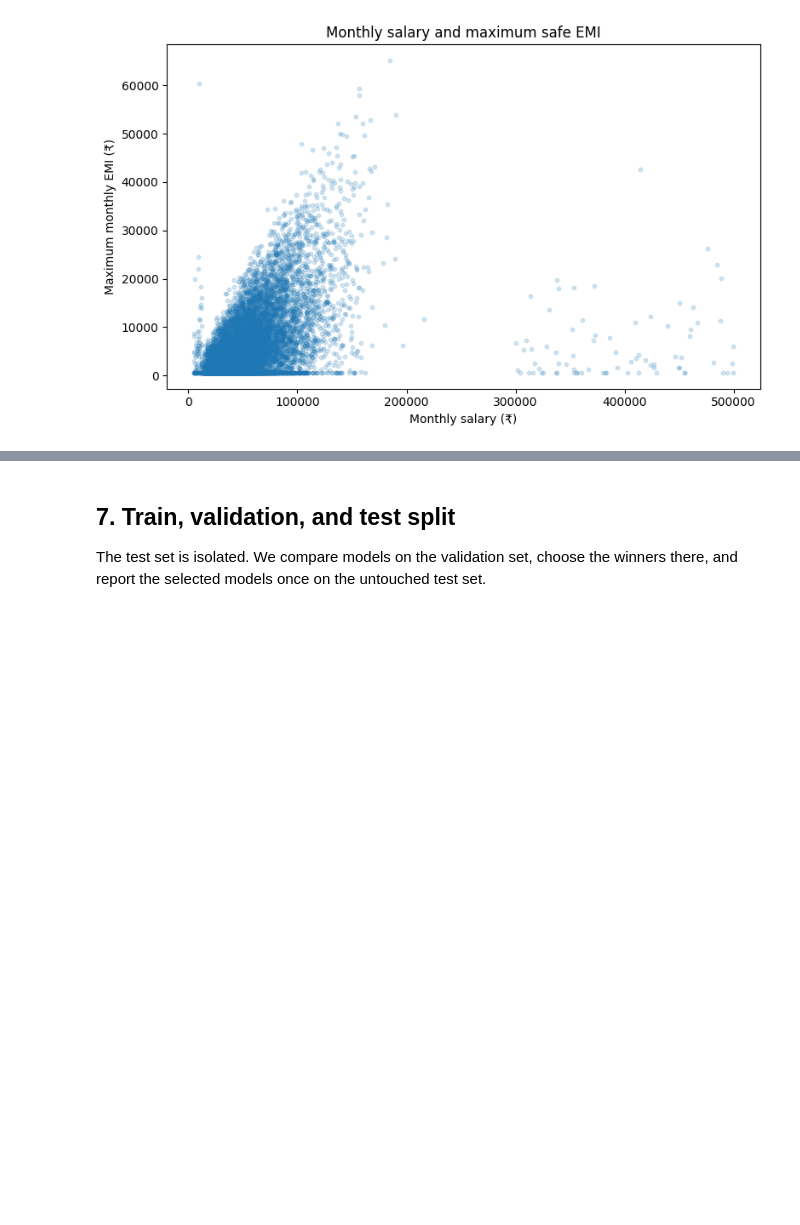
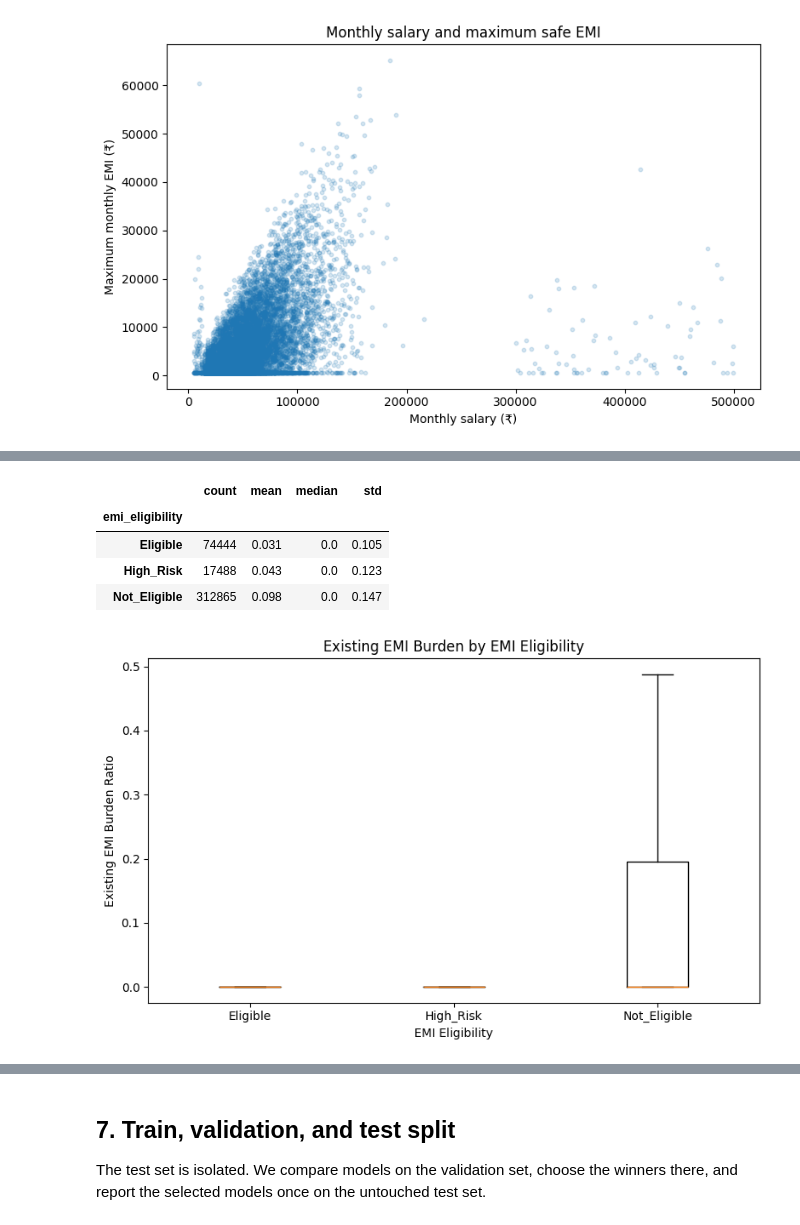
Before and after one commit to Jenish3119/EMIPredict-AI, a Jupyter notebook: EMIPredict_AI_Project.ipynb, the cells around one changed output, grey strips where cells are left out. Cells and saved outputs as stored; diff of their text form; code cells hidden in the pictures; blank space fills up the shorter version.

```diff
--- a/EMIPredict_AI_Project.ipynb
+++ b/EMIPredict_AI_Project.ipynb
@@ -324,0 +467,59 @@ plt.show()
+# %%
+# Existing EMI burden analysis by EMI eligibility
+
+emi_burden_summary = (
+    df_features
+    .groupby(TARGET_CLASSIFICATION)["existing_emi_burden"]
+    .agg(["count", "mean", "median", "std"])
+    .round(3)
+)
+
+display(emi_burden_summary)
+
+
+# Prepare groups for visualization
+eligibility_order = [
+    label
+    for label in ["Eligible", "High_Risk", "Not_Eligible"]
+    if label in df_features[TARGET_CLASSIFICATION].dropna().unique()
+]
+
+emi_burden_groups = [
+    df_features.loc[
+        df_features[TARGET_CLASSIFICATION] == label,
+        "existing_emi_burden"
+    ]
+    .replace([np.inf, -np.inf], np.nan)
+    .dropna()
+    for label in eligibility_order
+]
+
+
+# Box plot
+plt.figure(figsize=(8, 5))
+
+plt.boxplot(
+    emi_burden_groups,
+    tick_labels=eligibility_order,
+    showfliers=False
+)
+
+plt.title("Existing EMI Burden by EMI Eligibility")
+plt.xlabel("EMI Eligibility")
+plt.ylabel("Existing EMI Burden Ratio")
+plt.tight_layout()
+
+plt.savefig(
+    PLOT_DIR / "existing_emi_burden_by_eligibility.png",
+    dpi=150,
+    bbox_inches="tight"
+)
+
+plt.show()
+# %% [output]
+|  | count | mean | median | std |
+| emi_eligibility |  |  |  |  |
+| Eligible | 74444 | 0.031 | 0.0 | 0.105 |
+| High_Risk | 17488 | 0.043 | 0.0 | 0.123 |
+| Not_Eligible | 312865 | 0.098 | 0.0 | 0.147 |
+[figure, added]
```
Also changed, not shown: parts of 32 cells of this notebook, 4 other files.
